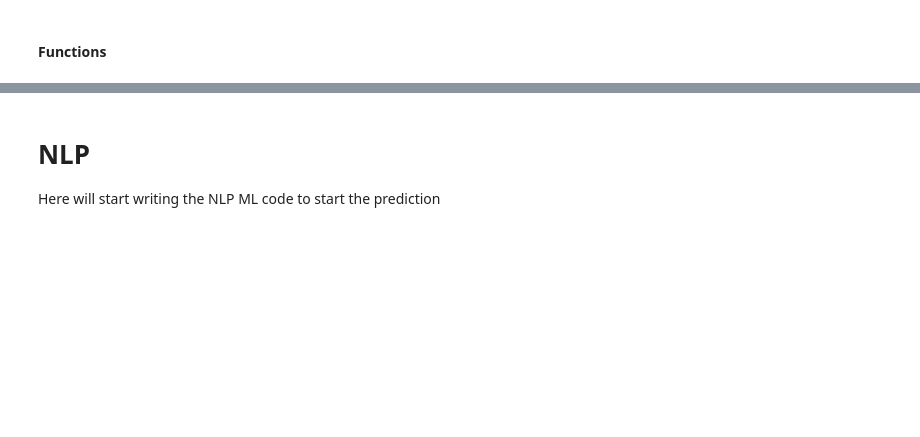
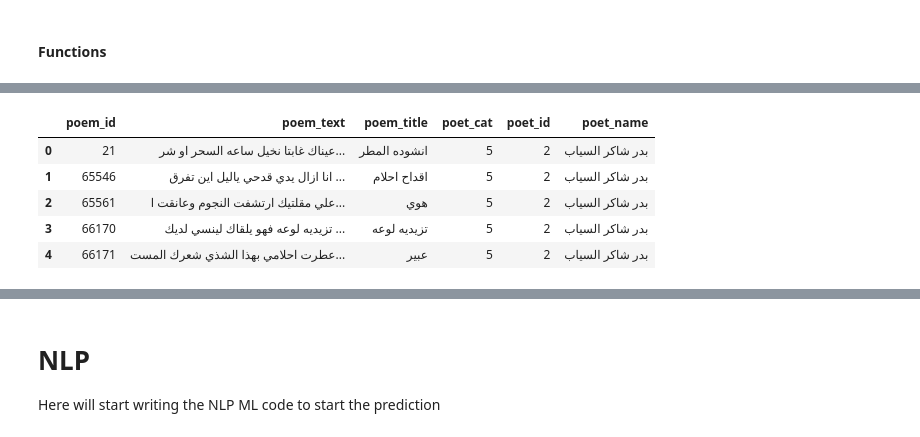
Before and after one commit to alkhonain/arabic_poems, a Jupyter notebook: notebook_1.ipynb, the cells around one changed output, grey strips where cells are left out. Cells and saved outputs as stored; diff of their text form; code cells hidden in the pictures; blank space fills up the shorter version.

```diff
--- a/notebook_1.ipynb
+++ b/notebook_1.ipynb
@@ -359,7 +361,7 @@ def clean_text(text):
 
   return text
 
-def normalize_arabic(text):
+def normalize(text):
   '''
   DESCRIPTION:
   This function to normlaize text
@@ -383,0 +474,23 @@ normalize_arabic(test)
+# %%
+# apply the above functions to train_df columns
+train_df.poem_text = train_df.poem_text.apply(lambda x:clean_text(x))
+train_df.poem_text = train_df.poem_text.apply(lambda x:normalize(x))
+
+train_df.poem_title = train_df.poem_title.apply(lambda x:clean_text(x))
+train_df.poem_title = train_df.poem_title.apply(lambda x:normalize(x))
+
+# apply the above functions to test_df columns
+test_df.poem_text = test_df.poem_text.apply(lambda x:clean_text(x))
+test_df.poem_text = test_df.poem_text.apply(lambda x:normalize(x))
+
+test_df.poem_title = test_df.poem_title.apply(lambda x:clean_text(x))
+test_df.poem_title = test_df.poem_title.apply(lambda x:normalize(x))
+# %%
+train_df.head()
+# %% [output]
+|  | poem_id | poem_text | poem_title | poet_cat | poet_id | poet_name |
+| 0 | 21 | عيناك غابتا نخيل ساعه السحر او شر... | انشوده المطر | 5 | 2 | بدر شاكر السياب |
+| 1 | 65546 | انا ازال يدي قدحي ياليل اين تفرق ... | اقداح احلام | 5 | 2 | بدر شاكر السياب |
+| 2 | 65561 | علي مقلتيك ارتشفت النجوم وعانقت ا... | هوي | 5 | 2 | بدر شاكر السياب |
+| 3 | 66170 | تزيديه لوعه فهو يلقاك لينسي لديك ... | تزيديه لوعه | 5 | 2 | بدر شاكر السياب |
+| 4 | 66171 | عطرت احلامي بهذا الشذي شعرك المست... | عبير | 5 | 2 | بدر شاكر السياب |
```
Also changed, not shown: parts of 15 cells of this notebook, 2 other files.
